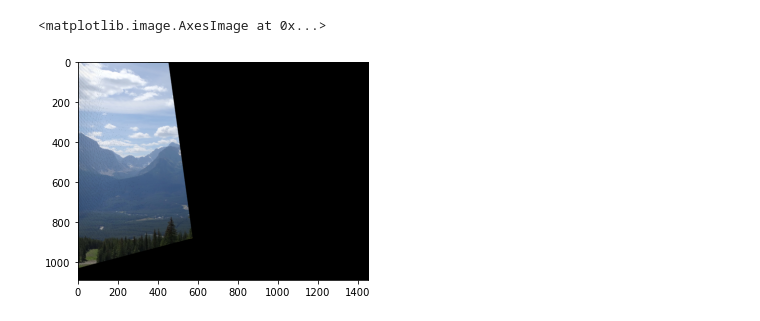
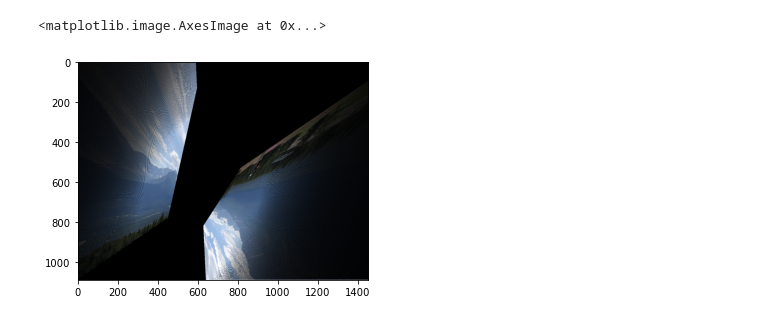
Before and after one commit to lev1ayz/HomographyAndPanorama, a Jupyter notebook: testing_notebook.ipynb, the cells around one changed output. Drawn from its saved outputs; the diff is of its cells as text; code cells hidden in the pictures.

Commit message:
added outputs for imperfect homography and updated testing notebook

```diff
--- a/testing_notebook.ipynb
+++ b/testing_notebook.ipynb
@@ -5,7 +5,7 @@ import matplotlib.pyplot as plt
 import numpy as np
 import cv2
 # %%
-mat = sio.loadmat('matches_perfect.mat')
+mat = sio.loadmat('matches.mat')
 match_p_src = mat['match_p_src']
 match_p_dst = mat['match_p_dst']
 # %%
@@ -22,5 +21,3 @@ plt.imshow(src_image)
 # %%
-plt.imshow(dst_image_forward)
+# dst_image_forward_slow = Solution.compute_forward_homography_slow(H, src_image, dst_image.shape)
+# plt.imshow(dst_image_forward_slow)
-# %% [output]
-<matplotlib.image.AxesImage at 0x...>
-[figure, removed]
@@ -34,0 +24,6 @@ plt.imshow(dst_image_forward)
+# %%
+dst_image_forward_fast = Solution.compute_forward_homography_fast(H, src_image, dst_image.shape)
+plt.imshow(cv2.cvtColor(dst_image_forward_fast, cv2.COLOR_BGR2RGB))
+# %% [output]
+<matplotlib.image.AxesImage at 0x...>
+[figure, added]
```
Also changed, not shown: parts of 5 cells of this notebook, 4 other files.
